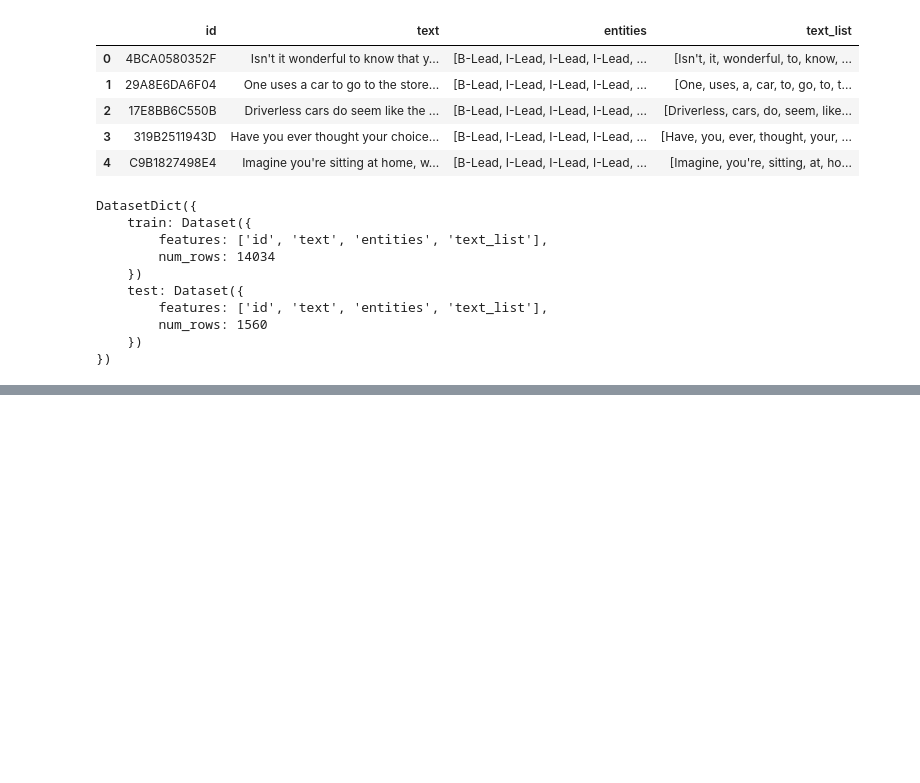
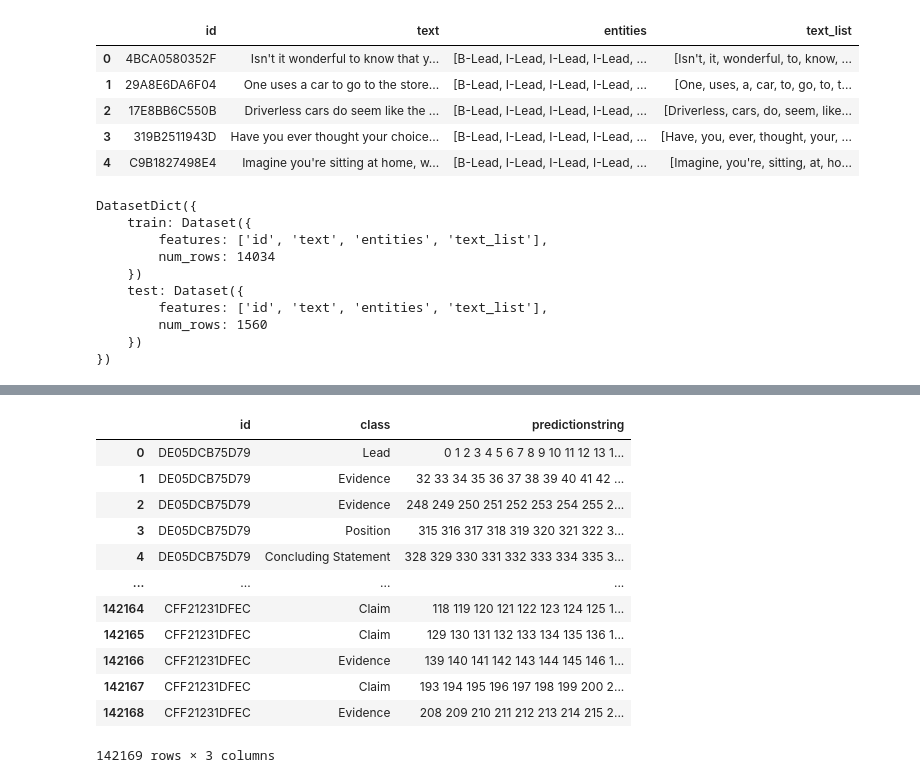
Before and after one commit to donggunseo/SCI-Kaggle, a Jupyter notebook: sdg_feedback_hf.ipynb, the cells around one changed output, grey strips where cells are left out. Saved outputs shown, nothing was run; the diff lists cells and outputs as text; code cells hidden in the pictures; blank space fills up the shorter version.

```diff
--- a/sdg_feedback_hf.ipynb
+++ b/sdg_feedback_hf.ipynb
@@ -316,0 +403,38 @@ torch.cuda.empty_cache()
+# %%
+final_pred = []
+for i in range(len(df)):
+    idx = df['id'][i]
+    idx_list = list(df['id'].unique())
+    pred = x[idx_list.index(idx)]
+    j = 0
+    while j < len(pred):
+        cls = pred[j]
+        if cls =='O':
+            j+=1
+        else:
+            cls = cls.replace('B', 'I')
+        end = j+1
+        while end < len(pred) and pred[end] == cls:
+            end +=1
+        if cls != 'O' and cls != '' and end-j>7:
+            final_pred.append((idx, cls.replace('I-', ''), ' '.join(map(str, list(range(j, end))))))
+        j = end
+
+oof = pd.DataFrame(final_pred)
+oof.columns = ['id', 'class', 'predictionstring']
+# %%
+oof
+# %% [output]
+|  | id | class | predictionstring |
+| 0 | DE05DCB75D79 | Lead | 0 1 2 3 4 5 6 7 8 9 10 11 12 13 1... |
+| 1 | DE05DCB75D79 | Evidence | 32 33 34 35 36 37 38 39 40 41 42 ... |
+| 2 | DE05DCB75D79 | Evidence | 248 249 250 251 252 253 254 255 2... |
+| 3 | DE05DCB75D79 | Position | 315 316 317 318 319 320 321 322 3... |
+| 4 | DE05DCB75D79 | Concluding Statement | 328 329 330 331 332 333 334 335 3... |
+| ... | ... | ... | ... |
+| 142164 | CFF21231DFEC | Claim | 118 119 120 121 122 123 124 125 1... |
+| 142165 | CFF21231DFEC | Claim | 129 130 131 132 133 134 135 136 1... |
+| 142166 | CFF21231DFEC | Evidence | 139 140 141 142 143 144 145 146 1... |
+| 142167 | CFF21231DFEC | Claim | 193 194 195 196 197 198 199 200 2... |
+| 142168 | CFF21231DFEC | Evidence | 208 209 210 211 212 213 214 215 2... |
+142169 rows × 3 columns
```
Also changed, not shown: parts of 17 cells of this notebook, 3 other files.
